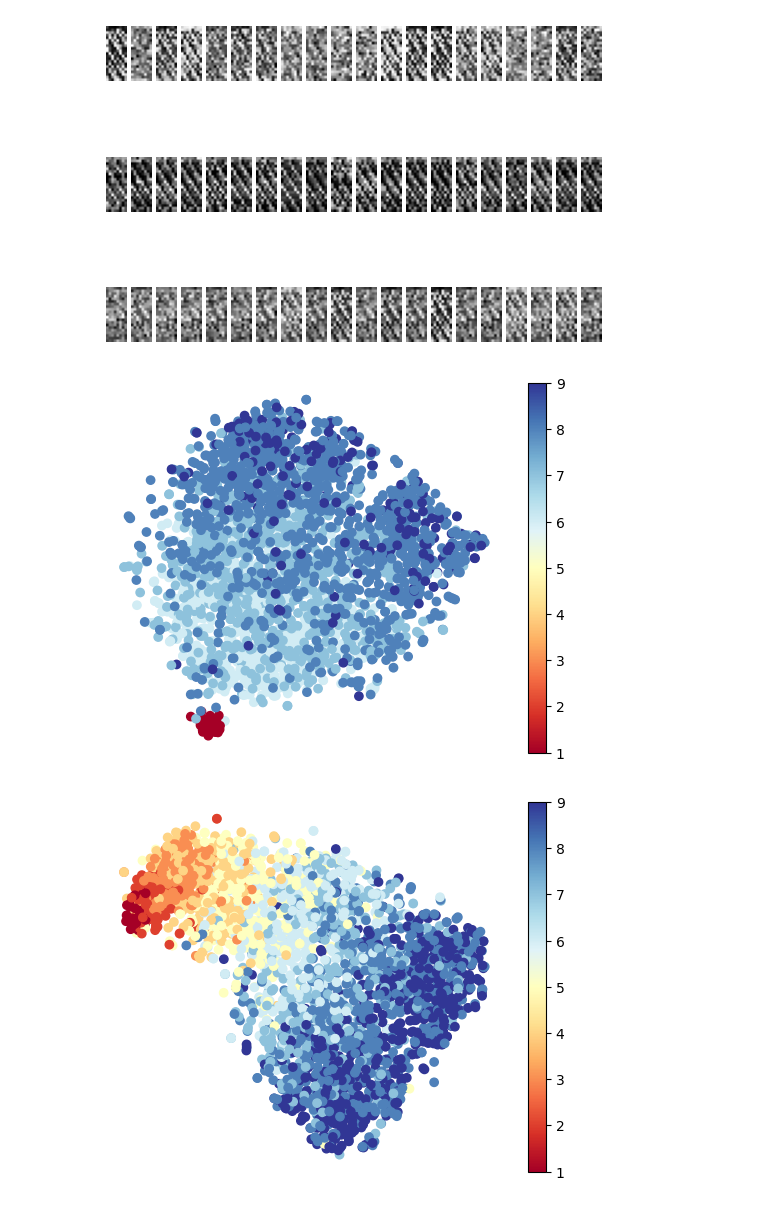
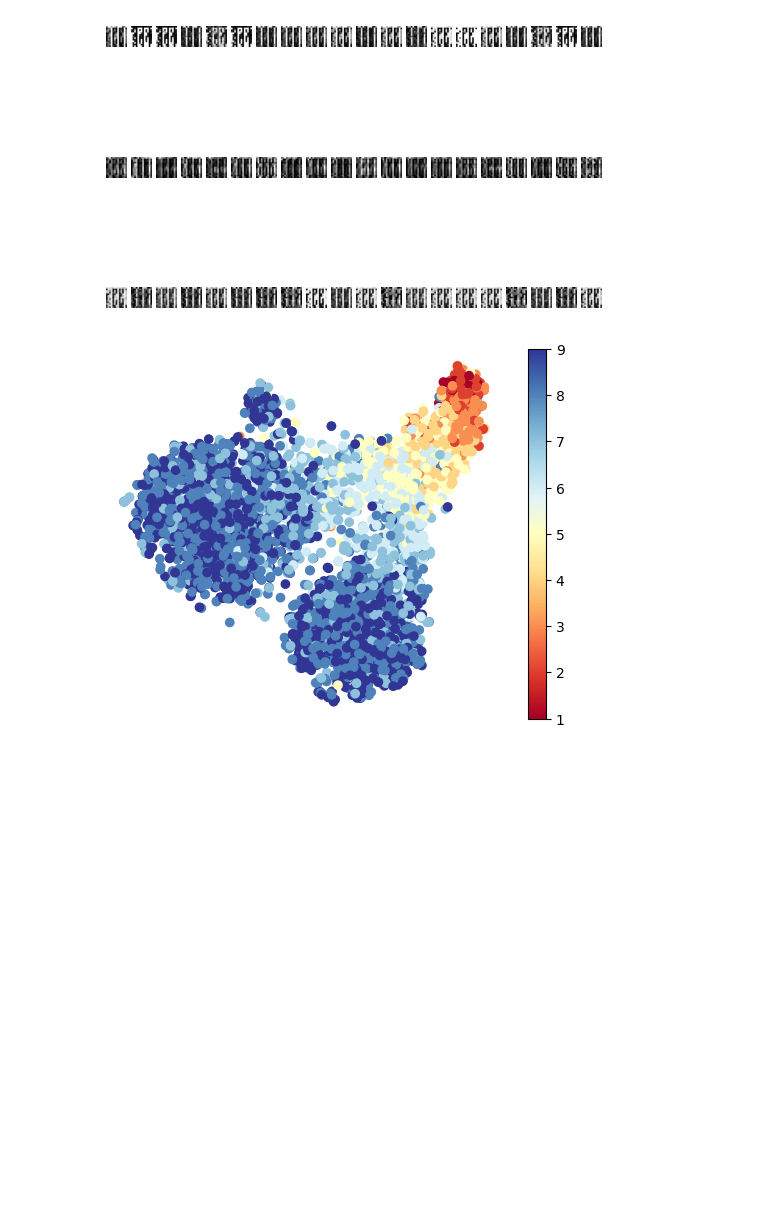
Before and after one commit to UHM-EE-DataScience/ECG-clf, a Jupyter notebook: TBiGAN_age_clf.ipynb, the cells around one changed output. Cells and saved outputs as stored; diff of their text form; code cells hidden in the pictures; blank space fills up the shorter version.

```diff
--- a/TBiGAN_age_clf.ipynb
+++ b/TBiGAN_age_clf.ipynb
@@ -58,0 +31,19 @@ X_test
+# %%
+# Read the regrouped data from group 1 to 9; drop the gender column
+#file_path_train = './normal_female/train.csv'
+#file_path_test =  './normal_female/valid.csv'
+
+file_path_train = './normal_AllGender/train.csv'
+#file_path_test =  './normal_AllGender/valid.csv'
+file_path_test =  './normal_AllGender/test.csv'
+
+df_train = pd.read_csv(file_path_train, sep = ',')
+#df_train = df_train.drop(['Gender'], axis=1)
+X_train = df_train.drop(['Group'], axis=1)
+y_train = df_train['Group']
+
+df_test = pd.read_csv(file_path_test, sep = ',')
+#df_test = df_test.drop(['Gender'], axis=1)
+X_test = df_test.drop(['Group'], axis=1)
+y_test = df_test['Group']
+X_test
@@ -59,11 +64,11 @@ X_test
 # %%
-epochs = 50
-batch_size = 128
+epochs = 200
+batch_size = 256
 logging_step = 5
 
-z_dim = 50
-image_shape = (21, 8, 1)
-hidden_layer_size = 1024
+z_dim = 100
+image_shape = (13, 13, 1)#(21, 8, 1)
+hidden_layer_size = 512
 
 relu_leak = 0.2
 init_lr = 0.000001
@@ -82,8 +87,8 @@ scaler.fit(X_train)
 X_train = scaler.transform(X_train).reshape(-1, image_shape[0], image_shape[1], image_shape[2])
 X_test = scaler.transform(X_test).reshape(-1, image_shape[0], image_shape[1], image_shape[2])
 # %%
-models_prefix = 'Tmodelsageclf/'
-images_prefix = 'Timagesageclf/'
+models_prefix = 'Tmodelsageclf100All/'
+images_prefix = 'Timagesageclf100All/'
 
 if not os.path.exists(models_prefix):
   os.mkdir(models_prefix)
@@ -383,19 +379,21 @@ def TSNE_embedding(X, y, n,name):
   plt.show()
+# %%
+gender_test = X_test.reshape(-1,169)[:,2]
+y_test_copy = y_test
 # %%
 EVALUATE_MODELS = 1
 
 if EVALUATE_MODELS:
   qualitative_results()
   plt.show()
 
   #ONN_accuracy()
 
-  TSNE_embedding(X_train, y_train, len(y_test), 'train')
-  TSNE_embedding(X_test, y_test, len(y_test),'test')
+  #TSNE_embedding(X_train, y_train, len(y_test), images_prefix + 'trainsex1')
+  TSNE_embedding(X_test[gender_test == 0,:,:,:], y_test[gender_test == 0], len(y_test),images_prefix + 'testsex0')
 # %% [output]
-[figure, old version]
+[figure, new version]
-[figure, old version]
+[figure, new version]
-[figure, removed]
 # %%
 from sklearn.preprocessing import normalize
 
```
Also changed, not shown: parts of 10 cells of this notebook, 3 other files.
